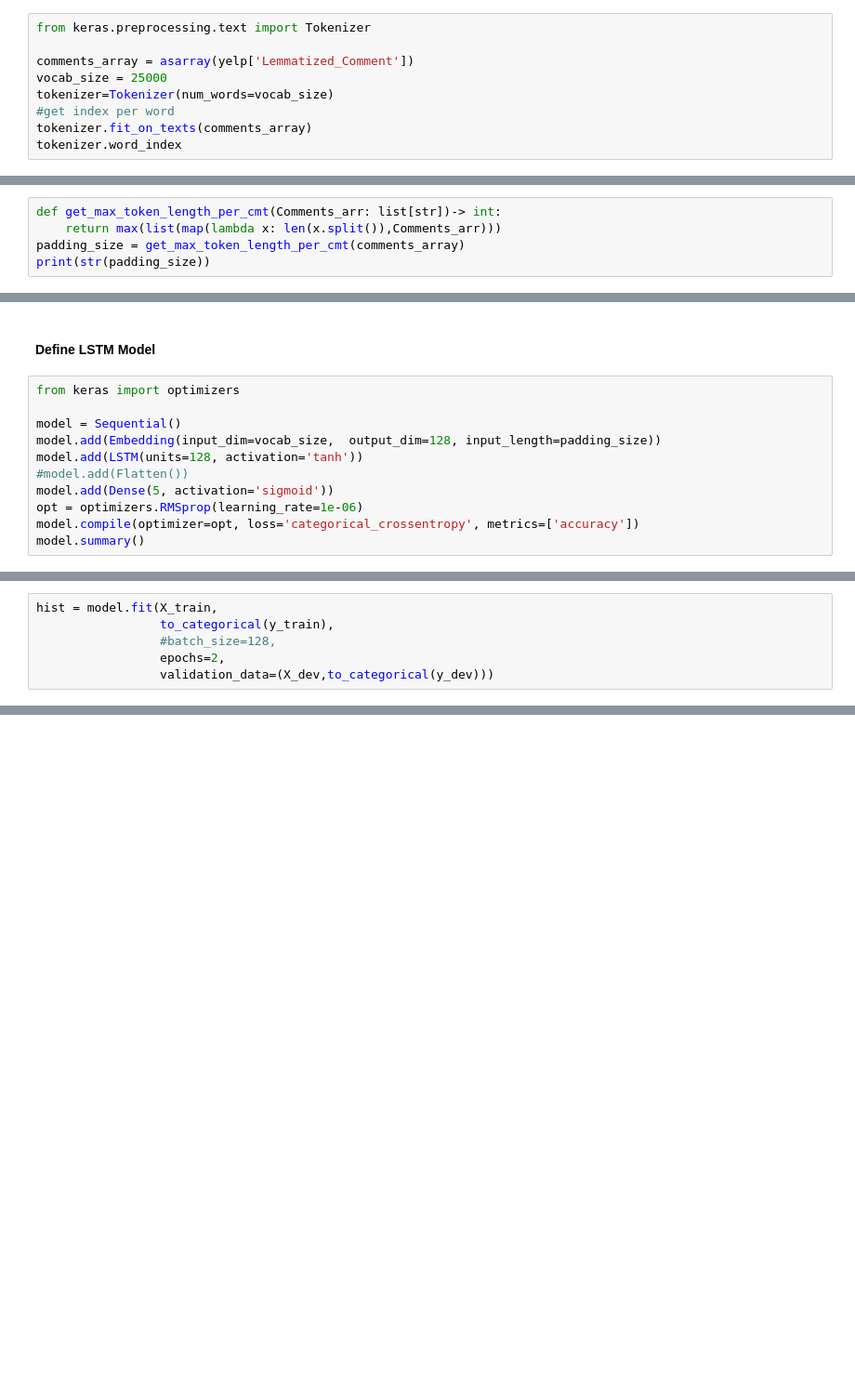
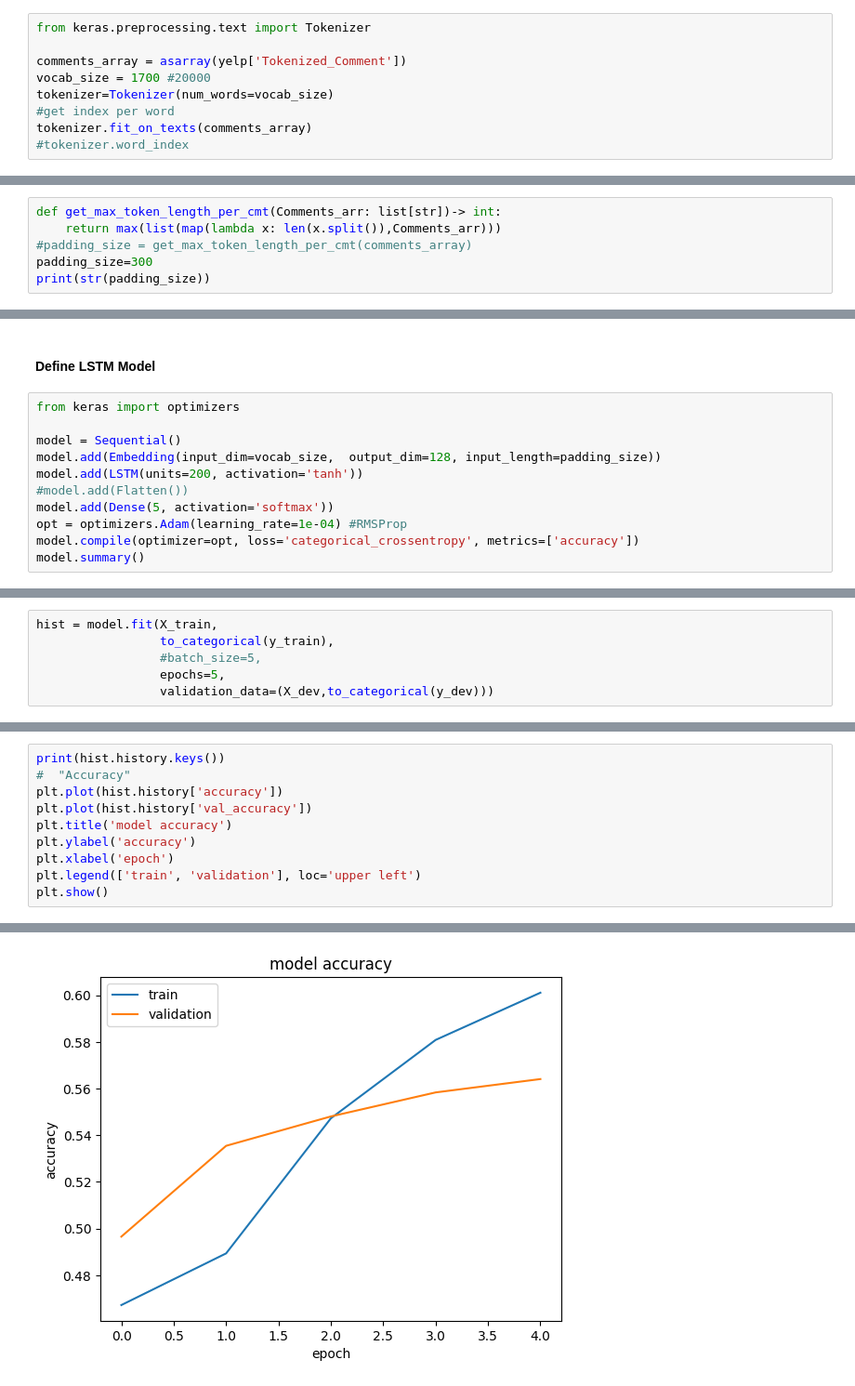
Before and after one commit to anagarlau/yelp-rating-predictor, a Jupyter notebook: 3_modelling/LSTM.ipynb, the cells around one changed output, grey strips where cells are left out. Shown at 93% size. Saved outputs shown, nothing was run; the diff lists cells and outputs as text; blank space fills up the shorter version.

Commit message:
update LSTM

```diff
--- a/3_modelling/LSTM.ipynb
+++ b/3_modelling/LSTM.ipynb
@@ -23,9 +23,9 @@ yelp = pd.read_csv("../2_text_preprocessing/cleaned_data_yelp.csv",index_col=Non
 # %%
 from keras.preprocessing.text import Tokenizer
 
-comments_array = asarray(yelp['Lemmatized_Comment'])
-vocab_size = 25000
+comments_array = asarray(yelp['Tokenized_Comment'])
+vocab_size = 1700 #20000
 tokenizer=Tokenizer(num_words=vocab_size)
 #get index per word
 tokenizer.fit_on_texts(comments_array)
-tokenizer.word_index
+#tokenizer.word_index
@@ -62,6 +44,7 @@ print(embedded_comments[:5])
 # %%
 def get_max_token_length_per_cmt(Comments_arr: list[str])-> int:
     return max(list(map(lambda x: len(x.split()),Comments_arr)))
-padding_size = get_max_token_length_per_cmt(comments_array)
+#padding_size = get_max_token_length_per_cmt(comments_array)
+padding_size=300
 print(str(padding_size))
 # %% [output]
@@ -118,10 +101,10 @@ from keras import optimizers
 
 model = Sequential()
 model.add(Embedding(input_dim=vocab_size,  output_dim=128, input_length=padding_size))
-model.add(LSTM(units=128, activation='tanh'))
+model.add(LSTM(units=200, activation='tanh'))
 #model.add(Flatten())
-model.add(Dense(5, activation='sigmoid'))
-opt = optimizers.RMSprop(learning_rate=1e-06)
+model.add(Dense(5, activation='softmax'))
+opt = optimizers.Adam(learning_rate=1e-04) #RMSProp
 model.compile(optimizer=opt, loss='categorical_crossentropy', metrics=['accuracy'])
 model.summary()
 # %% [output]
@@ -145,7 +128,7 @@ _________________________________________________________________
 # %%
 hist = model.fit(X_train,
                  to_categorical(y_train),
-                 #batch_size=128,
-                 epochs=2,
+                 #batch_size=5,
+                 epochs=5,
                  validation_data=(X_dev,to_categorical(y_dev)))
 # %% [output]
@@ -179,0 +172,11 @@ print(accuracy_score(pred_test,y_test))
+# %%
+print(hist.history.keys())
+#  "Accuracy"
+plt.plot(hist.history['accuracy'])
+plt.plot(hist.history['val_accuracy'])
+plt.title('model accuracy')
+plt.ylabel('accuracy')
+plt.xlabel('epoch')
+plt.legend(['train', 'validation'], loc='upper left')
+plt.show()
+# %% [output]
@@ -179,0 +184 @@ print(accuracy_score(pred_test,y_test))
+[figure, added]
```
Also changed, not shown: parts of 13 cells of this notebook.
